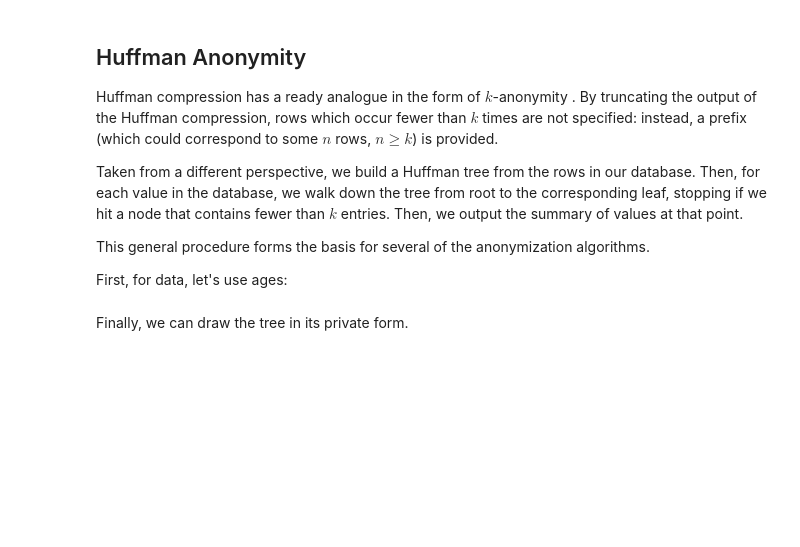
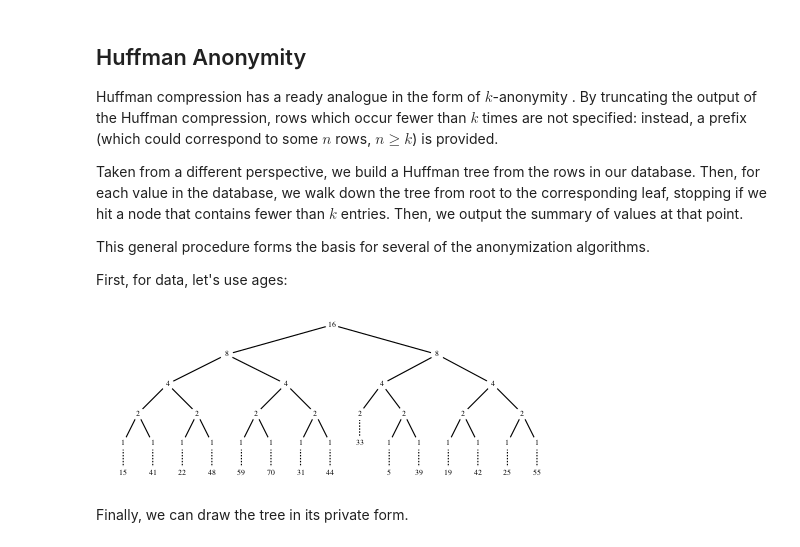
Before and after one commit to oisdk/IHaskell, a Jupyter notebook: notebooks/Privacy.ipynb, the cells around one changed output. Drawn from its saved outputs; the diff is of its cells as text; code cells hidden in the pictures; blank space fills up the shorter version.

```diff
--- a/notebooks/Privacy.ipynb
+++ b/notebooks/Privacy.ipynb
@@ -397,8 +466,11 @@ First, for data, let's use ages:
 # %%
 ages :: [Int]
 ages = [5,15,19,22,25,33,33,39,31,44,41,42,48,55,59,70]
 
-huffmanTree (const 1) ages
+agesTree = huffmanTree ages
+agesTree
+# %% [output]
+[figure, added]
 # %% [markdown]
 Finally, we can draw the tree in its private form.
 # %%
```
Also changed, not shown: parts of 44 cells of this notebook.
